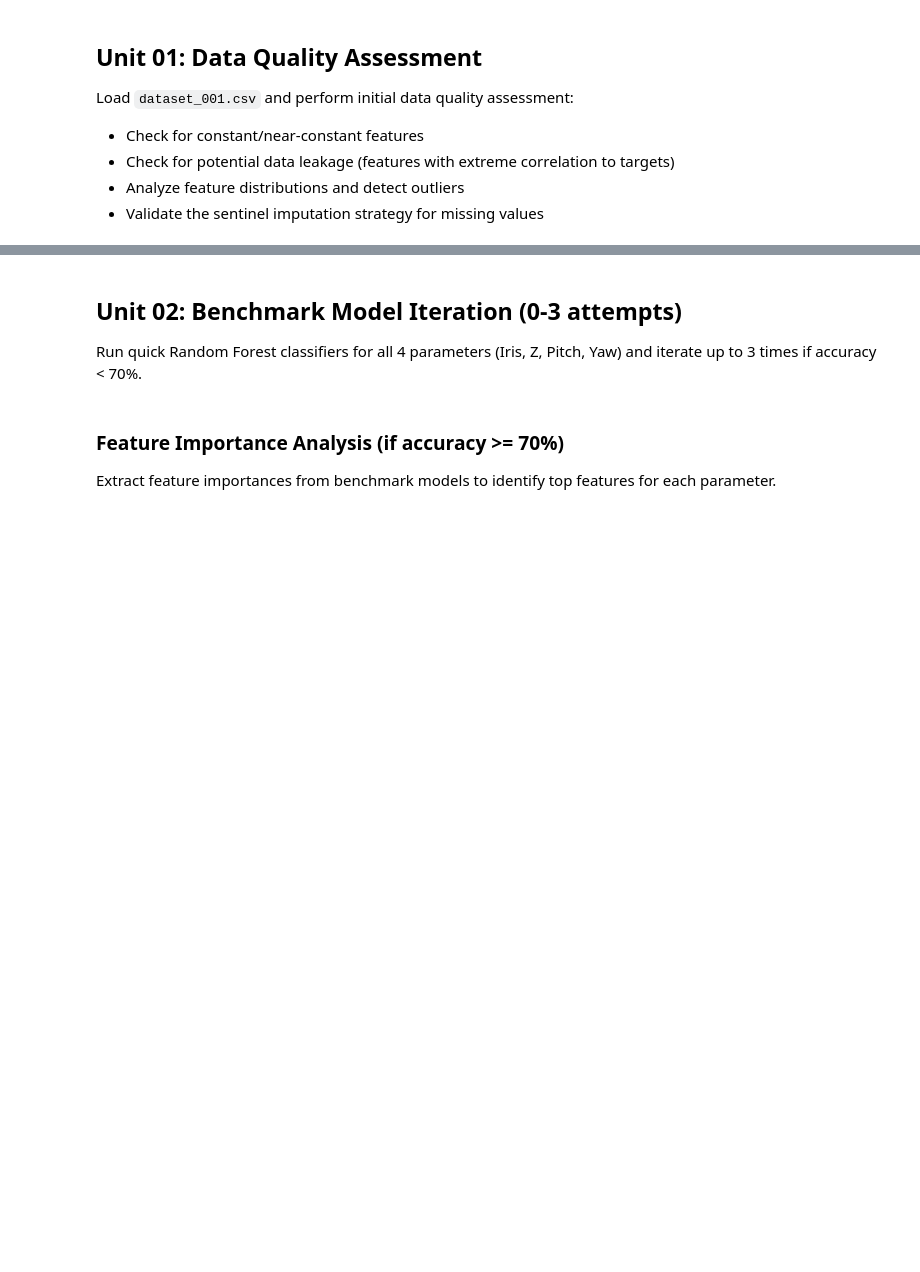
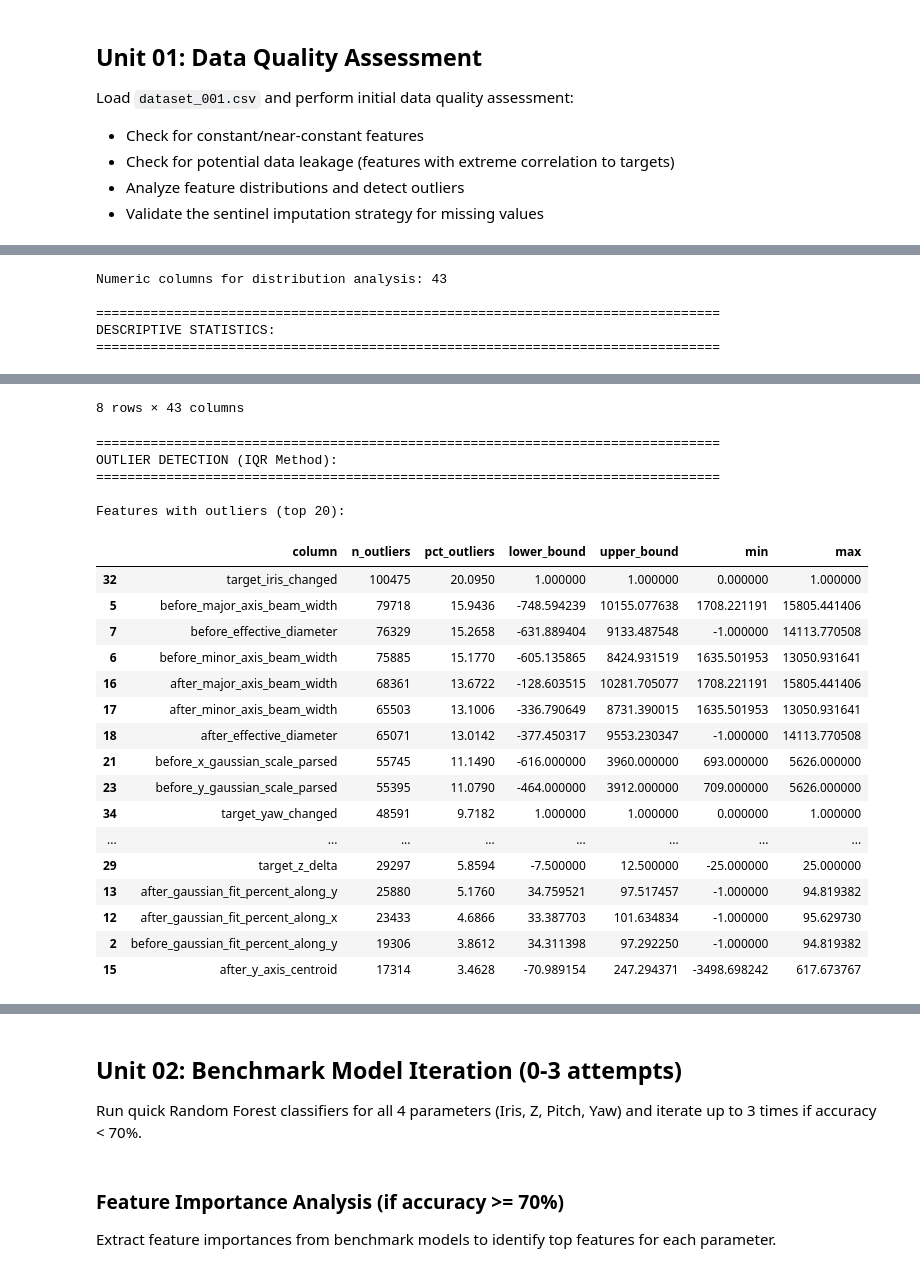
Before and after one commit to Samonto-Karmaker/Exp-Laser-Resonator-Beam-Alignment-Recommandation-System, a Jupyter notebook: notebooks/02_exploratory_data_analysis.ipynb, the cells around one changed output, grey strips where cells are left out. Saved outputs shown, nothing was run; the diff lists cells and outputs as text; code cells hidden in the pictures; blank space fills up the shorter version.

```diff
--- a/notebooks/02_exploratory_data_analysis.ipynb
+++ b/notebooks/02_exploratory_data_analysis.ipynb
@@ -83,7 +245,51 @@ display(correlations if not correlations.empty else "None found")
 # %%
-# Analyze feature distributions and detect outliers
-numeric_cols = df.select_dtypes(include=['int64', 'float64']).columns
-print(f"Numeric columns: {len(numeric_cols)}")
+# Unit 01, Task 4: Analyze feature distributions and detect outliers
+numeric_cols = df.select_dtypes(include=['int64', 'float64']).columns.tolist()
+print(f"Numeric columns for distribution analysis: {len(numeric_cols)}")
 
-# Display basic stats for numeric columns
+# Basic descriptive statistics
+print(f"\n{'='*80}")
+print("DESCRIPTIVE STATISTICS:")
+print(f"{'='*80}")
 display(df[numeric_cols].describe())
+
+# Identify features with outliers using IQR method
+print(f"\n{'='*80}")
+print("OUTLIER DETECTION (IQR Method):")
+print(f"{'='*80}")
+
+outlier_summary = []
+for col in numeric_cols:
+    Q1 = df[col].quantile(0.25)
+    Q3 = df[col].quantile(0.75)
+    IQR = Q3 - Q1
+    lower_bound = Q1 - 1.5 * IQR
+    upper_bound = Q3 + 1.5 * IQR
+
+    outliers = df[(df[col] < lower_bound) | (df[col] > upper_bound)]
+    n_outliers = len(outliers)
+    pct_outliers = (n_outliers / len(df)) * 100
+
+    if n_outliers > 0:
+        outlier_summary.append({
+            'column': col,
+            'n_outliers': n_outliers,
+            'pct_outliers': pct_outliers,
+            'lower_bound': lower_bound,
+            'upper_bound': upper_bound,
+            'min': df[col].min(),
+            'max': df[col].max()
+        })
+
+if outlier_summary:
+    outlier_df = pd.DataFrame(outlier_summary).sort_values('pct_outliers', ascending=False)
+    print(f"\nFeatures with outliers (top 20):")
+    display(outlier_df.head(20))
+else:
+    print("\nNo outliers detected using IQR method")
+# %% [output]
+Numeric columns for distribution analysis: 43
+
+================================================================================
+DESCRIPTIVE STATISTICS:
+================================================================================
@@ -89,0 +305,23 @@ display(df[numeric_cols].describe())
+8 rows × 43 columns
+================================================================================
+OUTLIER DETECTION (IQR Method):
+================================================================================
+
+Features with outliers (top 20):
+|  | column | n_outliers | pct_outliers | lower_bound | upper_bound | min | max |
+| 32 | target_iris_changed | 100475 | 20.0950 | 1.000000 | 1.000000 | 0.000000 | 1.000000 |
+| 5 | before_major_axis_beam_width | 79718 | 15.9436 | -748.594239 | 10155.077638 | 1708.221191 | 15805.441406 |
+| 7 | before_effective_diameter | 76329 | 15.2658 | -631.889404 | 9133.487548 | -1.000000 | 14113.770508 |
+| 6 | before_minor_axis_beam_width | 75885 | 15.1770 | -605.135865 | 8424.931519 | 1635.501953 | 13050.931641 |
+| 16 | after_major_axis_beam_width | 68361 | 13.6722 | -128.603515 | 10281.705077 | 1708.221191 | 15805.441406 |
+| 17 | after_minor_axis_beam_width | 65503 | 13.1006 | -336.790649 | 8731.390015 | 1635.501953 | 13050.931641 |
+| 18 | after_effective_diameter | 65071 | 13.0142 | -377.450317 | 9553.230347 | -1.000000 | 14113.770508 |
+| 21 | before_x_gaussian_scale_parsed | 55745 | 11.1490 | -616.000000 | 3960.000000 | 693.000000 | 5626.000000 |
+| 23 | before_y_gaussian_scale_parsed | 55395 | 11.0790 | -464.000000 | 3912.000000 | 709.000000 | 5626.000000 |
+| 34 | target_yaw_changed | 48591 | 9.7182 | 1.000000 | 1.000000 | 0.000000 | 1.000000 |
+| ... | ... | ... | ... | ... | ... | ... | ... |
+| 29 | target_z_delta | 29297 | 5.8594 | -7.500000 | 12.500000 | -25.000000 | 25.000000 |
+| 13 | after_gaussian_fit_percent_along_y | 25880 | 5.1760 | 34.759521 | 97.517457 | -1.000000 | 94.819382 |
+| 12 | after_gaussian_fit_percent_along_x | 23433 | 4.6866 | 33.387703 | 101.634834 | -1.000000 | 95.629730 |
+| 2 | before_gaussian_fit_percent_along_y | 19306 | 3.8612 | 34.311398 | 97.292250 | -1.000000 | 94.819382 |
+| 15 | after_y_axis_centroid | 17314 | 3.4628 | -70.989154 | 247.294371 | -3498.698242 | 617.673767 |
```
Also changed, not shown: parts of 13 cells of this notebook, 2 other files.
